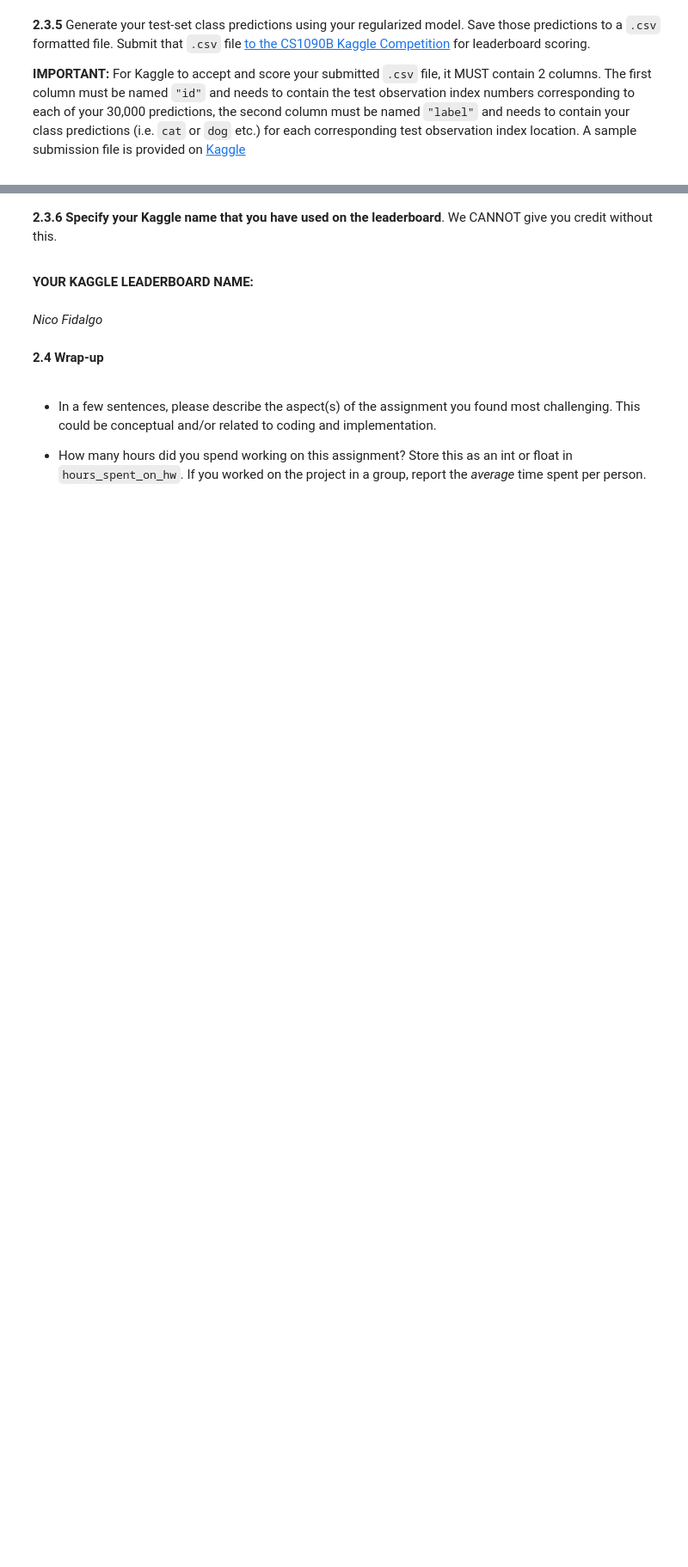
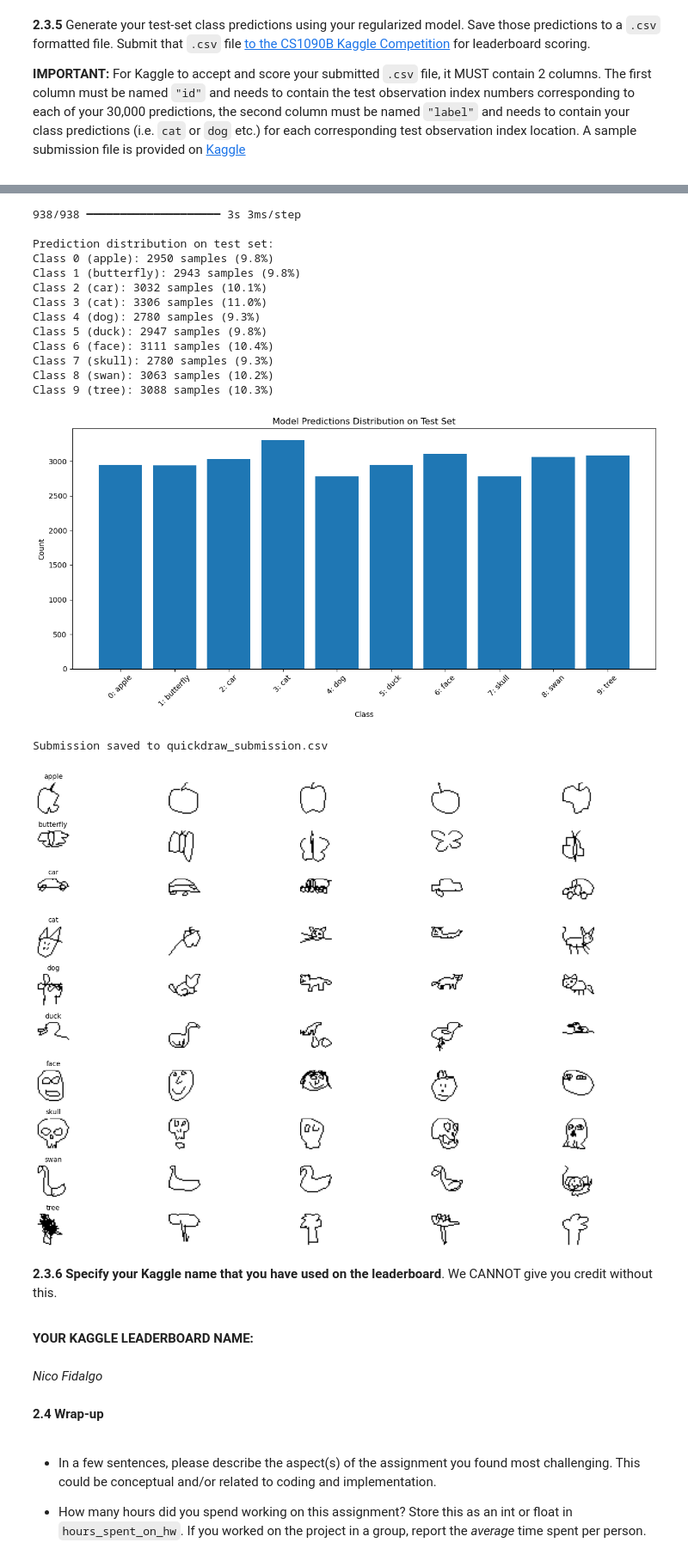
Before and after one commit to fiidalgo/ac209b, a Jupyter notebook: cs1090b_hw2/cs1090b_hw2.ipynb, the cells around one changed output, grey strips where cells are left out. Shown at 86% size. Cells and saved outputs as stored; diff of their text form; code cells hidden in the pictures; blank space fills up the shorter version.

```diff
--- a/cs1090b_hw2/cs1090b_hw2.ipynb
+++ b/cs1090b_hw2/cs1090b_hw2.ipynb
@@ -2025,0 +1925,58 @@ Submission saved to perfect_balanced_submission.csv
+# %%
+# Make predictions on the test set
+y_pred_probs = model.predict(X_test)
+y_pred = np.argmax(y_pred_probs, axis=1)
+
+# Analyze distribution of predictions
+pred_counts = np.bincount(y_pred, minlength=num_classes)
+print("\nPrediction distribution on test set:")
+for i in range(num_classes):
+    class_name = class_names[i]
+    count = pred_counts[i]
+    percentage = count / len(y_pred) * 100
+    print(f"Class {i} ({class_name}): {count} samples ({percentage:.1f}%)")
+
+# Plot prediction distribution
+plt.figure(figsize=(12, 6))
+plt.bar(range(num_classes), pred_counts)
+plt.xticks(range(num_classes), [f"{i}: {class_names[i]}" for i in range(num_classes)], rotation=45)
+plt.title('Model Predictions Distribution on Test Set')
+plt.xlabel('Class')
+plt.ylabel('Count')
+plt.tight_layout()
+plt.savefig('test_predictions_distribution.png')
+plt.show()
+
+# Convert numerical predictions to class names
+y_pred_labels = [class_names[idx] for idx in y_pred]
+
+# Create submission dataframe
+submission_df = pd.DataFrame({
+    'id': test_ids,
+    'label': y_pred_labels
+})
+
+# Save submission
+submission_path = 'quickdraw_submission.csv'
+submission_df.to_csv(submission_path, index=False)
+print(f"\nSubmission saved to {submission_path}")
+
+# Visualize examples of each predicted class from the test set
+plt.figure(figsize=(15, 10))
+for i in range(num_classes):
+    # Get 5 examples of this class from test set
+    class_indices = np.where(y_pred == i)[0][:5]
+
+    for j, idx in enumerate(class_indices):
+        if len(class_indices) > 0 and j < len(class_indices):
+            plt.subplot(10, 5, i*5 + j + 1)
+            img = X_test[idx].reshape(28, 28)
+            plt.imshow(img, cmap='gray')
+            plt.axis('off')
+            if j == 0:
+                plt.title(f"{class_names[i]}", fontsize=10)
+
+plt.tight_layout()
+plt.savefig('test_predictions_samples.png')
+plt.show()
+# %% [output]
@@ -2026,3 +1985,19 @@ Submission saved to perfect_balanced_submission.csv
+938/938 ━━━━━━━━━━━━━━━━━━━━ 3s 3ms/step
+
+Prediction distribution on test set:
+Class 0 (apple): 2950 samples (9.8%)
+Class 1 (butterfly): 2943 samples (9.8%)
+Class 2 (car): 3032 samples (10.1%)
+Class 3 (cat): 3306 samples (11.0%)
+Class 4 (dog): 2780 samples (9.3%)
+Class 5 (duck): 2947 samples (9.8%)
+Class 6 (face): 3111 samples (10.4%)
+Class 7 (skull): 2780 samples (9.3%)
+Class 8 (swan): 3063 samples (10.2%)
+Class 9 (tree): 3088 samples (10.3%)
+[figure, added]
+Submission saved to quickdraw_submission.csv
+[figure, added]
 # %% [markdown]
 <div class='exercise-r'>
 
```
Also changed, not shown: parts of 14 cells of this notebook, 12 other files.
